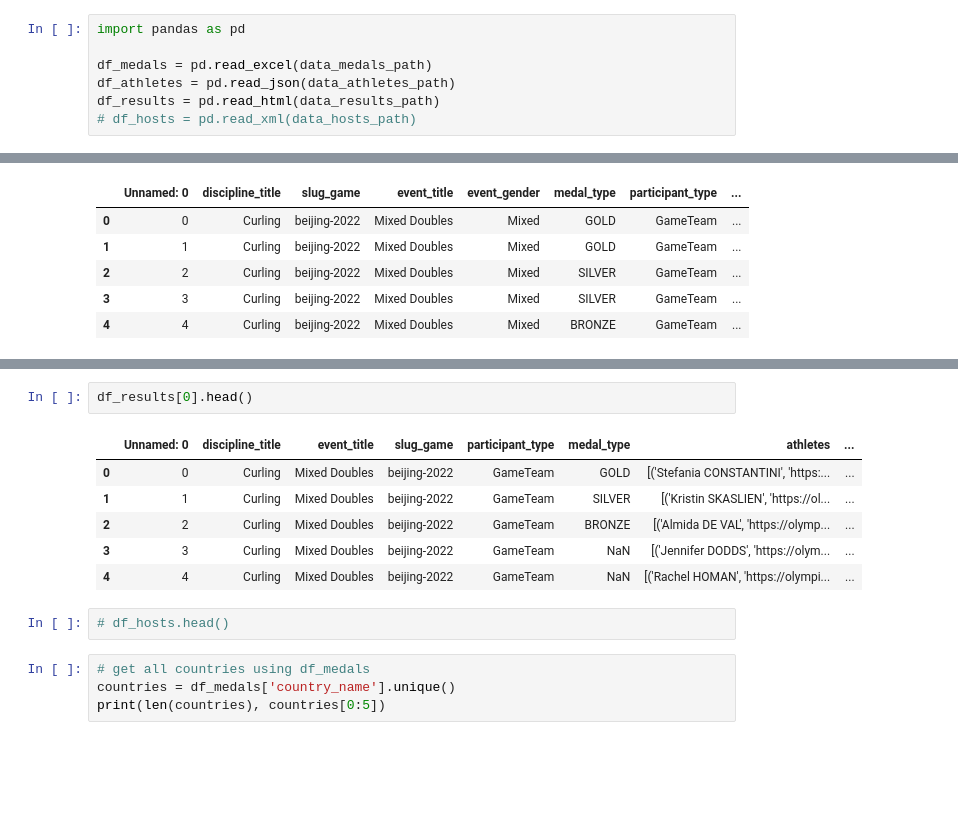
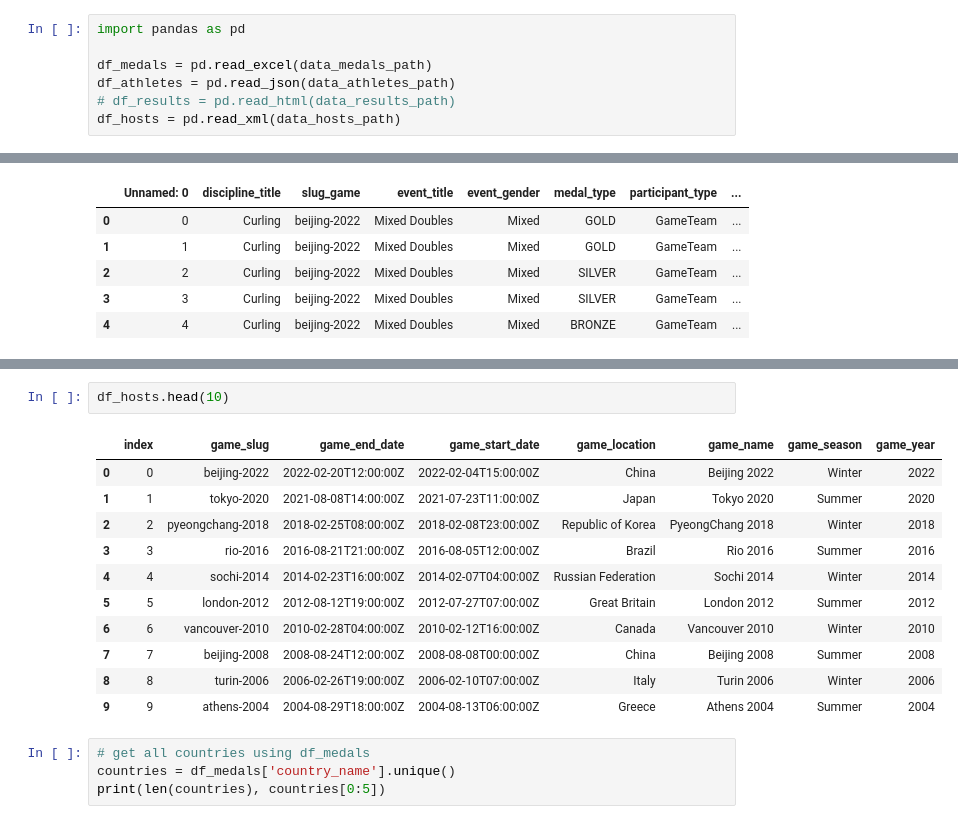
Before and after one commit to fabien5525/IPSSI_hackathon_equipe_9, a Jupyter notebook: notebooks/M2/spark/notebook.ipynb, the cells around one changed output, grey strips where cells are left out. Cells and saved outputs as stored; diff of their text form; blank space fills up the shorter version.

```diff
--- a/notebooks/M2/spark/notebook.ipynb
+++ b/notebooks/M2/spark/notebook.ipynb
@@ -21,8 +29,8 @@ import pandas as pd
 
 df_medals = pd.read_excel(data_medals_path)
 df_athletes = pd.read_json(data_athletes_path)
-df_results = pd.read_html(data_results_path)
-# df_hosts = pd.read_xml(data_hosts_path)
+# df_results = pd.read_html(data_results_path)
+df_hosts = pd.read_xml(data_hosts_path)
 # %%
 df_medals.head()
 # %% [output]
@@ -52,17 +60,20 @@ df_athletes.head(50)
 | 47 | https://olympics.com/en/athletes/... | Marco LADNER | 3 | Sochi 2014 | 1998.0 | None | ... |
 | 48 | https://olympics.com/en/athletes/... | Binghan HE | 1 | Beijing 2022 | 2003.0 | None | ... |
 | 49 | https://olympics.com/en/athletes/... | Birk IRVING | 1 | Beijing 2022 | 1999.0 | None | ... |
-# %%
-df_results[0].head()
-# %% [output]
-|  | Unnamed: 0 | discipline_title | event_title | slug_game | participant_type | medal_type | athletes | ... |
-| 0 | 0 | Curling | Mixed Doubles | beijing-2022 | GameTeam | GOLD | [('Stefania CONSTANTINI', 'https:... | ... |
-| 1 | 1 | Curling | Mixed Doubles | beijing-2022 | GameTeam | SILVER | [('Kristin SKASLIEN', 'https://ol... | ... |
-| 2 | 2 | Curling | Mixed Doubles | beijing-2022 | GameTeam | BRONZE | [('Almida DE VAL', 'https://olymp... | ... |
-| 3 | 3 | Curling | Mixed Doubles | beijing-2022 | GameTeam | NaN | [('Jennifer DODDS', 'https://olym... | ... |
-| 4 | 4 | Curling | Mixed Doubles | beijing-2022 | GameTeam | NaN | [('Rachel HOMAN', 'https://olympi... | ... |
-# %%
-# df_hosts.head()
+# %%
+df_hosts.head(10)
+# %% [output]
+|  | index | game_slug | game_end_date | game_start_date | game_location | game_name | game_season | game_year |
+| 0 | 0 | beijing-2022 | 2022-02-20T12:00:00Z | 2022-02-04T15:00:00Z | China | Beijing 2022 | Winter | 2022 |
+| 1 | 1 | tokyo-2020 | 2021-08-08T14:00:00Z | 2021-07-23T11:00:00Z | Japan | Tokyo 2020 | Summer | 2020 |
+| 2 | 2 | pyeongchang-2018 | 2018-02-25T08:00:00Z | 2018-02-08T23:00:00Z | Republic of Korea | PyeongChang 2018 | Winter | 2018 |
+| 3 | 3 | rio-2016 | 2016-08-21T21:00:00Z | 2016-08-05T12:00:00Z | Brazil | Rio 2016 | Summer | 2016 |
+| 4 | 4 | sochi-2014 | 2014-02-23T16:00:00Z | 2014-02-07T04:00:00Z | Russian Federation | Sochi 2014 | Winter | 2014 |
+| 5 | 5 | london-2012 | 2012-08-12T19:00:00Z | 2012-07-27T07:00:00Z | Great Britain | London 2012 | Summer | 2012 |
+| 6 | 6 | vancouver-2010 | 2010-02-28T04:00:00Z | 2010-02-12T16:00:00Z | Canada | Vancouver 2010 | Winter | 2010 |
+| 7 | 7 | beijing-2008 | 2008-08-24T12:00:00Z | 2008-08-08T00:00:00Z | China | Beijing 2008 | Summer | 2008 |
+| 8 | 8 | turin-2006 | 2006-02-26T19:00:00Z | 2006-02-10T07:00:00Z | Italy | Turin 2006 | Winter | 2006 |
+| 9 | 9 | athens-2004 | 2004-08-29T18:00:00Z | 2004-08-13T06:00:00Z | Greece | Athens 2004 | Summer | 2004 |
 # %%
 # get all countries using df_medals
 countries = df_medals['country_name'].unique()
```
Also changed, not shown: parts of 26 cells of this notebook.
